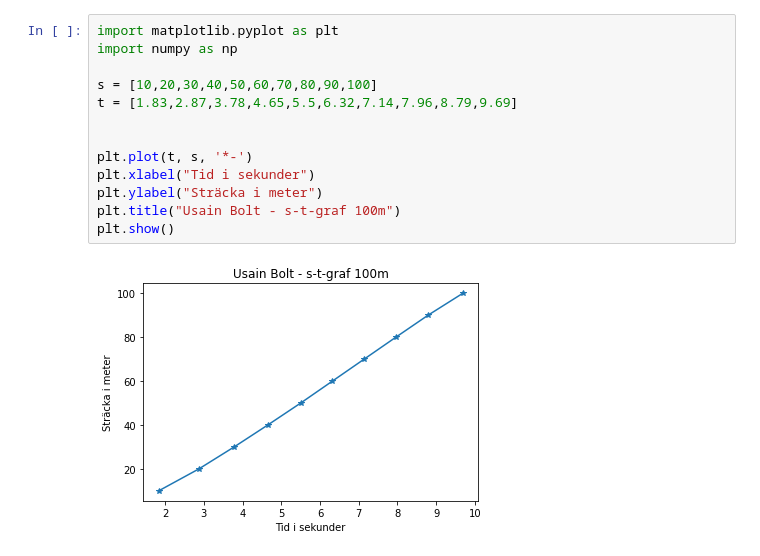
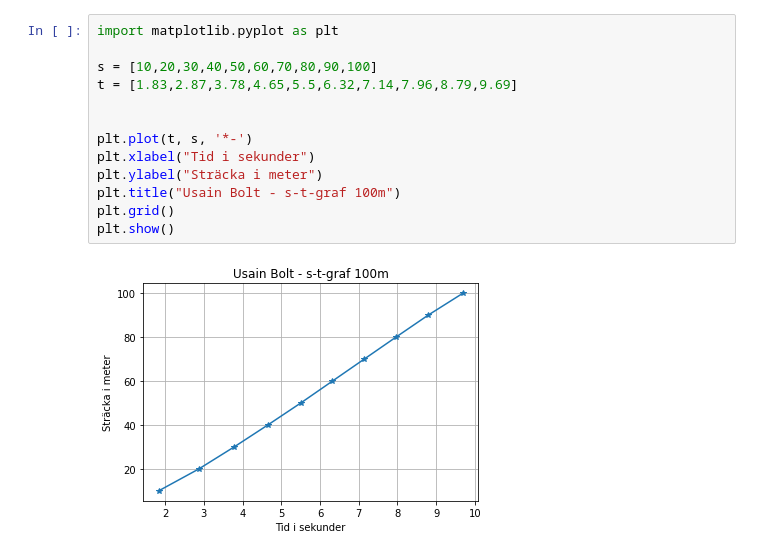
Before and after one commit to SannaIsak/sanna_isaksson_TE19C, a Jupyter notebook: Programering/count_with_code/usain_bolt.ipynb, the cells around one changed output. Saved outputs shown, nothing was run; the diff lists cells and outputs as text.

```diff
--- a/Programering/count_with_code/usain_bolt.ipynb
+++ b/Programering/count_with_code/usain_bolt.ipynb
@@ -1,18 +1,18 @@
 # %%
 import matplotlib.pyplot as plt
-import numpy as np
 
 s = [10,20,30,40,50,60,70,80,90,100]
 t = [1.83,2.87,3.78,4.65,5.5,6.32,7.14,7.96,8.79,9.69]
 
 
 plt.plot(t, s, '*-')
 plt.xlabel("Tid i sekunder")
 plt.ylabel("Sträcka i meter")
 plt.title("Usain Bolt - s-t-graf 100m")
+plt.grid()
 plt.show()
 # %% [output]
-[figure, old version]
+[figure, new version]
 # %%
 import matplotlib.pyplot as plt
 
```
Also changed, not shown: parts of 1 cell of this notebook, 1 other file.
